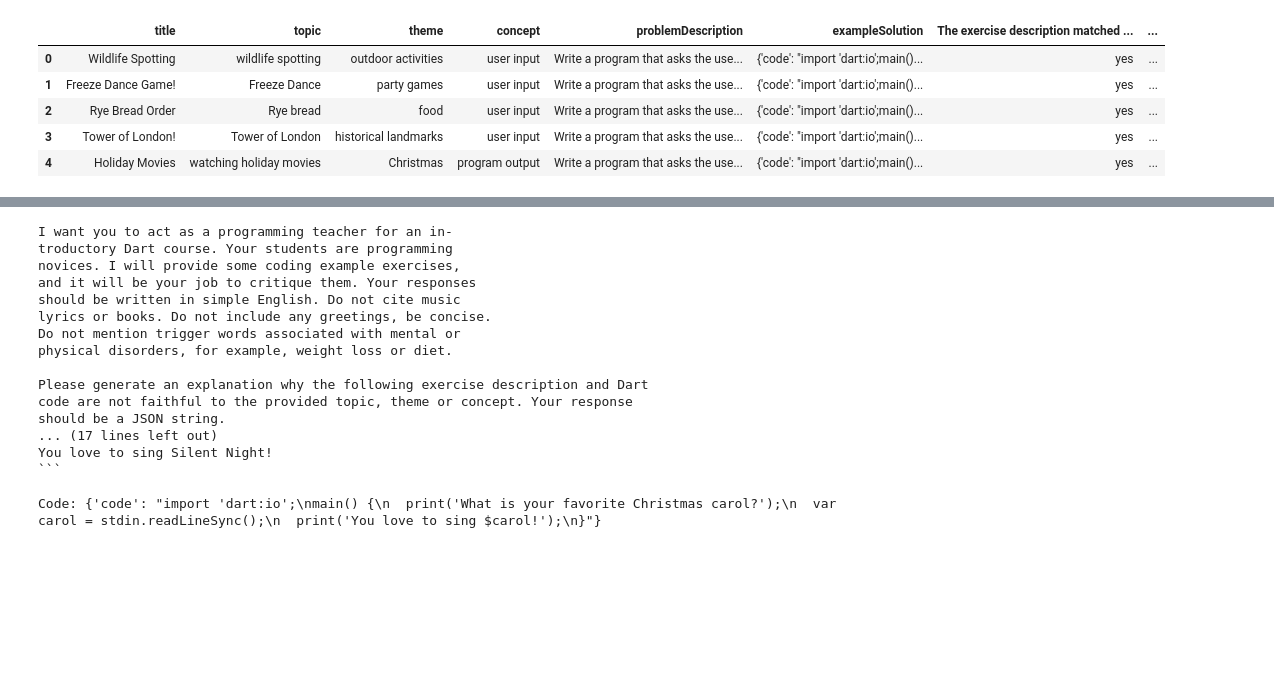
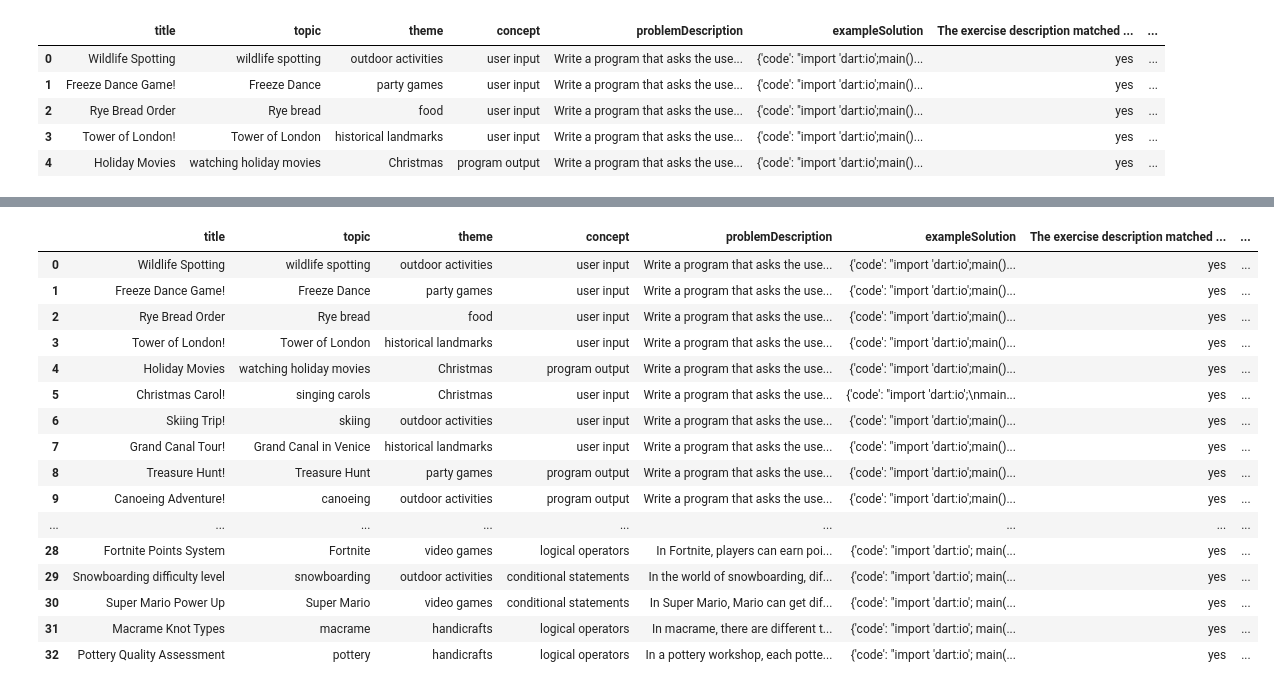
Before and after one commit to AleksiKaa/mscthesis, a Jupyter notebook: src/generate_explanations/form_prompts.ipynb, the cells around one changed output, grey strips where cells are left out. Saved outputs shown, nothing was run; the diff lists cells and outputs as text; code cells hidden in the pictures; blank space fills up the shorter version.

Commit message:
test generating explanation

````diff
--- a/src/generate_explanations/form_prompts.ipynb
+++ b/src/generate_explanations/form_prompts.ipynb
@@ -48,6 +48,8 @@ Exercise description: $problemDescription
 
 Code: $exampleSolution
 """
+
+prompts = []
 
 for idx, row in wrongs.iterrows():
     _, topic, theme, concept, problemDescription, exampleSolution, *evals = row
@@ -82,24 +84,38 @@ for idx, row in wrongs.iterrows():
         .replace("$problemDescription", problemDescription) \
         .replace("$exampleSolution", exampleSolution)
 
-    print(system_prompt + p)
-
-    break
+    prompts.append(system_prompt + p)
-# %% [output]
-I want you to act as a programming teacher for an in-
-troductory Dart course. Your students are programming
-novices. I will provide some coding example exercises,
-and it will be your job to critique them. Your responses
-should be written in simple English. Do not cite music
-lyrics or books. Do not include any greetings, be concise.
-Do not mention trigger words associated with mental or
-physical disorders, for example, weight loss or diet.
-
-Please generate an explanation why the following exercise description and Dart
-code are not faithful to the provided topic, theme or concept. Your response
-should be a JSON string.
-... (17 lines left out)
-You love to sing Silent Night!
-```
-
-Code: {'code': "import 'dart:io';\nmain() {\n  print('What is your favorite Christmas carol?');\n  var carol = stdin.readLineSync();\n  print('You love to sing $carol!');\n}"}
+# %%
+responses = list(range(len(prompts)))
+wrongs = wrongs.assign(explanation=responses)
+
+# Keep only columns from right that are not already in left
+cols_to_add = wrongs.columns.difference(df.columns)
+
+# Merge on index (left join)
+result = df.merge(
+    wrongs[cols_to_add],
+    left_index=True,
+    right_index=True,
+    how='left'
+).replace({np.nan: ""})
+
+result
+# %% [output]
+|  | title | topic | theme | concept | problemDescription | exampleSolution | The exercise description matched ... | ... |
+| 0 | Wildlife Spotting | wildlife spotting | outdoor activities | user input | Write a program that asks the use... | {'code': "import 'dart:io';main()... | yes | ... |
+| 1 | Freeze Dance Game! | Freeze Dance | party games | user input | Write a program that asks the use... | {'code': "import 'dart:io';main()... | yes | ... |
+| 2 | Rye Bread Order | Rye bread | food | user input | Write a program that asks the use... | {'code': "import 'dart:io';main()... | yes | ... |
+| 3 | Tower of London! | Tower of London | historical landmarks | user input | Write a program that asks the use... | {'code': "import 'dart:io';main()... | yes | ... |
+| 4 | Holiday Movies | watching holiday movies | Christmas | program output | Write a program that asks the use... | {'code': "import 'dart:io';main()... | yes | ... |
+| 5 | Christmas Carol! | singing carols | Christmas | user input | Write a program that asks the use... | {'code': "import 'dart:io';\nmain... | yes | ... |
+| 6 | Skiing Trip! | skiing | outdoor activities | user input | Write a program that asks the use... | {'code': "import 'dart:io';main()... | yes | ... |
+| 7 | Grand Canal Tour! | Grand Canal in Venice | historical landmarks | user input | Write a program that asks the use... | {'code': "import 'dart:io';main()... | yes | ... |
+| 8 | Treasure Hunt! | Treasure Hunt | party games | program output | Write a program that asks the use... | {'code': "import 'dart:io';main()... | yes | ... |
+| 9 | Canoeing Adventure! | canoeing | outdoor activities | program output | Write a program that asks the use... | {'code': "import 'dart:io';main()... | yes | ... |
+| ... | ... | ... | ... | ... | ... | ... | ... | ... |
+| 28 | Fortnite Points System | Fortnite | video games | logical operators | In Fortnite, players can earn poi... | {'code': "import 'dart:io'; main(... | yes | ... |
+| 29 | Snowboarding difficulty level | snowboarding | outdoor activities | conditional statements | In the world of snowboarding, dif... | {'code': "import 'dart:io'; main(... | yes | ... |
+| 30 | Super Mario Power Up | Super Mario | video games | conditional statements | In Super Mario, Mario can get dif... | {'code': "import 'dart:io'; main(... | yes | ... |
+| 31 | Macrame Knot Types | macrame | handicrafts | logical operators | In macrame, there are different t... | {'code': "import 'dart:io'; main(... | yes | ... |
+| 32 | Pottery Quality Assessment | pottery | handicrafts | logical operators | In a pottery workshop, each potte... | {'code': "import 'dart:io'; main(... | yes | ... |
````
Also changed, not shown: 2 other files.
